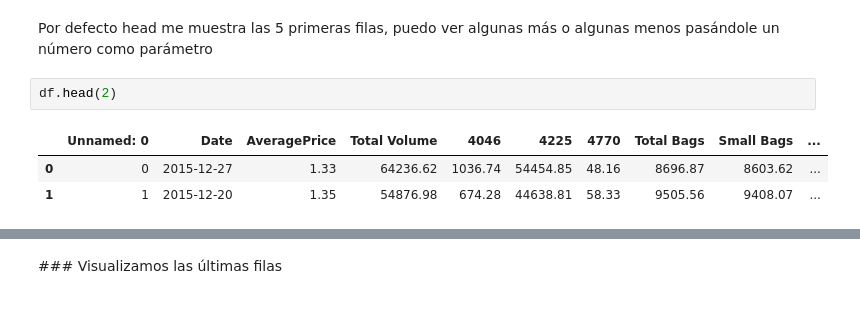
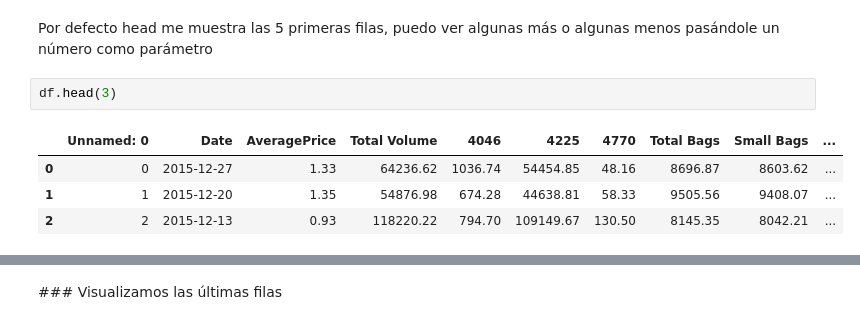
Before and after one commit to wilmer-marquez/Apuntes, a Jupyter notebook: 4_pandas.ipynb, the cells around one changed output, grey strips where cells are left out. Saved outputs shown, nothing was run; the diff lists cells and outputs as text.

```diff
--- a/4_pandas.ipynb
+++ b/4_pandas.ipynb
@@ -348,8 +378,9 @@ df.head()
 # %% [markdown]
 Por defecto head me muestra las 5 primeras filas, puedo ver algunas más o algunas menos pasándole un número como parámetro
 # %%
-df.head(2)
+df.head(3)
 # %% [output]
 |  | Unnamed: 0 | Date | AveragePrice | Total Volume | 4046 | 4225 | 4770 | Total Bags | Small Bags | ... |
 | 0 | 0 | 2015-12-27 | 1.33 | 64236.62 | 1036.74 | 54454.85 | 48.16 | 8696.87 | 8603.62 | ... |
 | 1 | 1 | 2015-12-20 | 1.35 | 54876.98 | 674.28 | 44638.81 | 58.33 | 9505.56 | 9408.07 | ... |
+| 2 | 2 | 2015-12-13 | 0.93 | 118220.22 | 794.70 | 109149.67 | 130.50 | 8145.35 | 8042.21 | ... |
```
Also changed, not shown: parts of 33 cells of this notebook.
